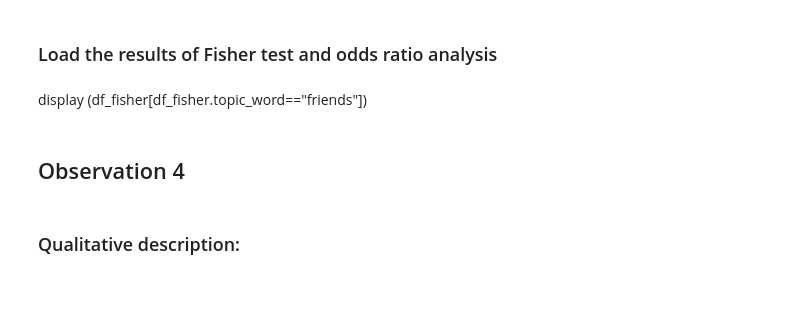
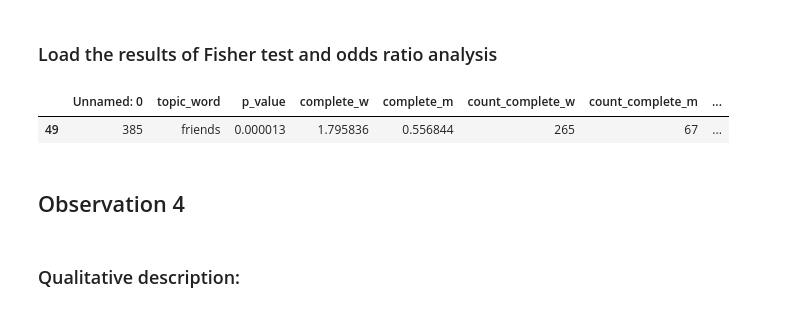
Before and after one commit to toth12/vha_auschwitz_report, a Jupyter notebook: notebooks/2_Significance_Sociability_Solidarity_Women_Men.ipynb, the cells around one changed output. Drawn from its saved outputs; the diff is of its cells as text; code cells hidden in the pictures.

```diff
--- a/notebooks/2_Significance_Sociability_Solidarity_Women_Men.ipynb
+++ b/notebooks/2_Significance_Sociability_Solidarity_Women_Men.ipynb
@@ -127,8 +135,11 @@ print (friends_w/friends_m)
 ![title](output/markov_modelling/bootstrap/complete_m_complete_w/friends.png)
 # %% [markdown]
 ### Load the results of Fisher test and odds ratio analysis
-# %% [markdown]
-display (df_fisher[df_fisher.topic_word=="friends"])
+# %%
+display (df_fisher_expanded[df_fisher_expanded.topic_word=="friends"])
+# %% [output]
+|  | Unnamed: 0 | topic_word | p_value | complete_w | complete_m | count_complete_w | count_complete_m | ... |
+| 49 | 385 | friends | 0.000013 | 1.795836 | 0.556844 | 265 | 67 | ... |
 # %% [markdown]
 ## Observation 4
 # %% [markdown]
```
Also changed, not shown: parts of 44 cells of this notebook, 6 other files.
